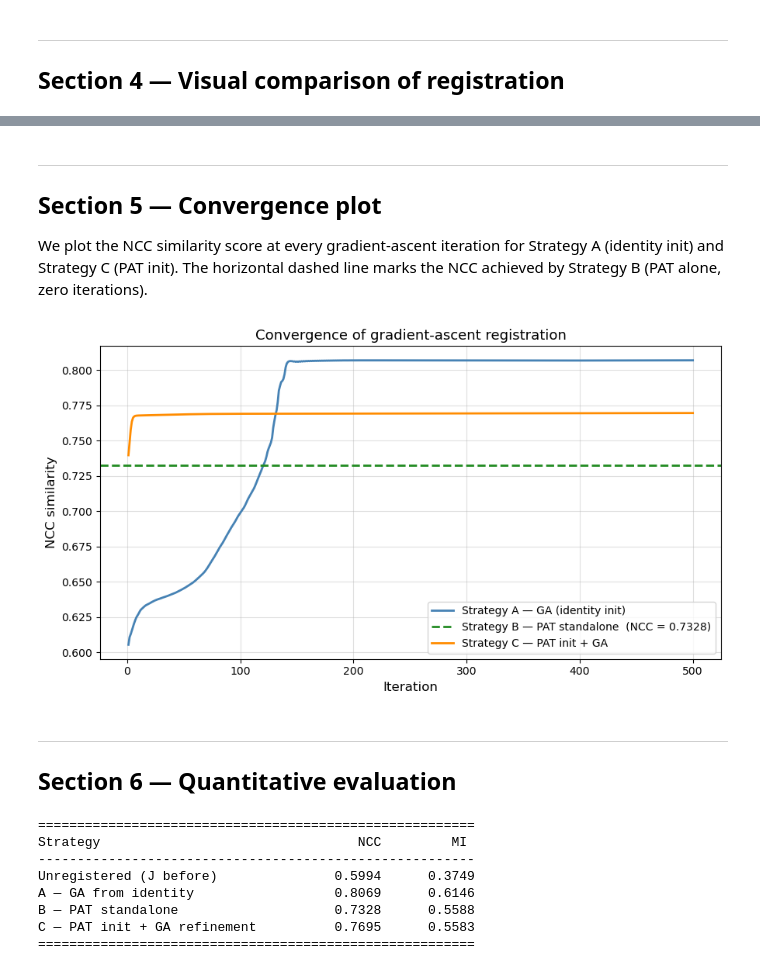
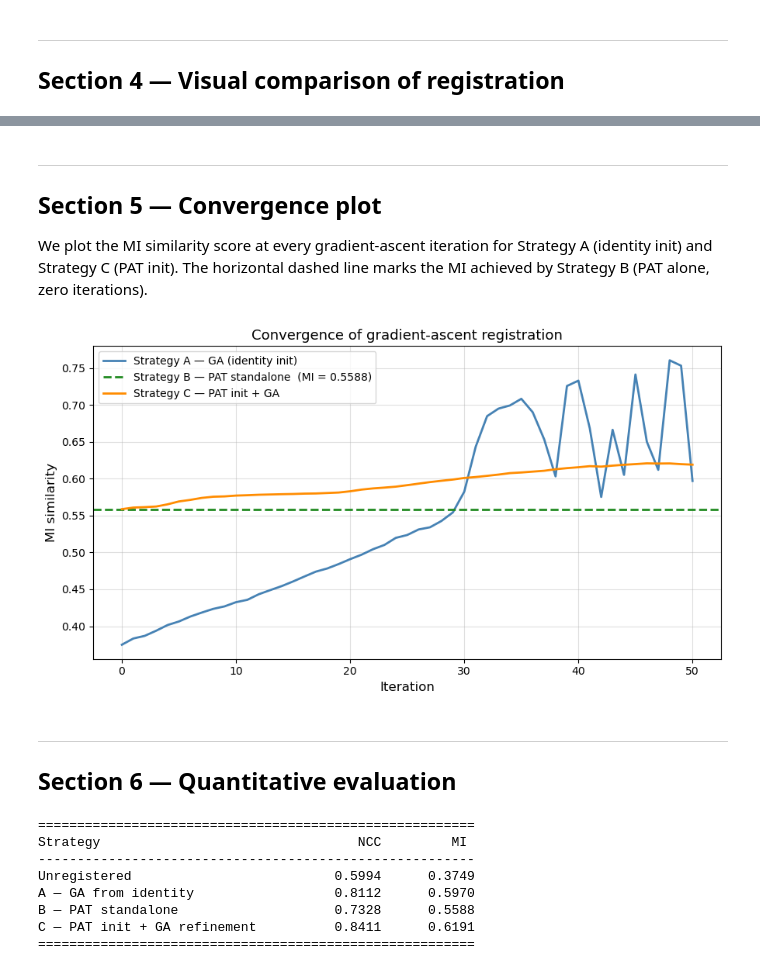
Before and after one commit to FrancescTUe/8BE030-MIA, a Jupyter notebook: reader/PAT_GA.ipynb, the cells around one changed output, grey strips where cells are left out. Cells and saved outputs as stored; diff of their text form; code cells hidden in the pictures.

Commit message:
Switch to affine MI

```diff
--- a/reader/PAT_GA.ipynb
+++ b/reader/PAT_GA.ipynb
@@ -106,14 +129,14 @@ def gradient_ascent_registration(I, J, x_init, similarity_fn,
 All three strategies are applied to the same image pair.  Strategies A and C share the same number of iterations and learning rate.
 # %%
 # Shared hyper-parameters for gradient ascent
-N_ITER = 500
+N_ITER = 50
 LR     = 1e-3
 
 # Similarity function shared by strategies A and C
-similarity_fn = lambda x: reg.rigid_corr(I, J, x, return_transform=False)
+similarity_fn = lambda x: reg.affine_mi(I, J, x, return_transform=False)
 # %%
 print('=== Strategy A: Gradient ascent from identity ===')
-x_init_identity = np.array([0.0, 0.0, 0.0])
+x_init_identity = np.array([0.0, 1.0, 1.0, 0.0, 0.0, 0.0, 0.0])
 
 x_opt_A, history_A = gradient_ascent_registration(
     I, J, x_init_identity, similarity_fn,
@@ -135,8 +158,8 @@ J_registered_B, _ = reg.image_transform(J, Th_B)
 
 # Extract the parameters encoded in Th_B so they can seed Strategy C.
 angle_B = np.arctan2(Th_B[1, 0], Th_B[0, 0])
-tx_B    = Th_B[0, 2] / SCALING
-ty_B    = Th_B[1, 2] / SCALING
+tx_B    = Th_B[0, 2] # / SCALING
+ty_B    = Th_B[1, 2] # / SCALING
 
 print(f'Parameters : angle={np.degrees(angle_B):.2f} deg, '
       f'tx={tx_B:.4f}, ty={ty_B:.4f}')
@@ -147,6 +170,6 @@ Parameters : angle=-8.79 deg, tx=-0.0596, ty=0.3446
 # %%
 print('=== Strategy C: PAT initialisation + gradient ascent ===')
-x_init_pat = np.array([angle_B, tx_B, ty_B])
+x_init_pat = np.array([angle_B, 1.0, 1.0, 0.0, 0.0, tx_B, ty_B])
 
 x_opt_C, history_C = gradient_ascent_registration(
     I, J, x_init_pat, similarity_fn,
@@ -188,26 +211,27 @@ plt.show()
 ---
 ## Section 5 — Convergence plot
 
-We plot the NCC similarity score at every gradient-ascent iteration for Strategy A (identity init) and Strategy C (PAT init).  The horizontal dashed line marks the NCC achieved by Strategy B (PAT alone, zero iterations).
+We plot the MI similarity score at every gradient-ascent iteration for Strategy A (identity init) and Strategy C (PAT init).  The horizontal dashed line marks the MI achieved by Strategy B (PAT alone, zero iterations).
 # %%
-ncc_B = reg.correlation(I, J_registered_B)
+hist_B = reg.joint_histogram(I, J_registered_B)
+mi_B = reg.mutual_information(hist_B)
 
 fig, ax = plt.subplots(figsize=(9, 5))
 
-ax.plot(range(1, N_ITER + 1), history_A, color='steelblue',  lw=2, label='Strategy A — GA (identity init)')
-ax.axhline(ncc_B, color='forestgreen', lw=2, linestyle='--',
-           label=f'Strategy B — PAT standalone  (NCC = {ncc_B:.4f})')
-ax.plot(range(1, N_ITER + 1), history_C, color='darkorange', lw=2, label='Strategy C — PAT init + GA')
+ax.plot(range(len(history_A)), history_A, color='steelblue',  lw=2, label='Strategy A — GA (identity init)')
+ax.axhline(mi_B, color='forestgreen', lw=2, linestyle='--',
+           label=f'Strategy B — PAT standalone  (MI = {mi_B:.4f})')
+ax.plot(range(len(history_C)), history_C, color='darkorange', lw=2, label='Strategy C — PAT init + GA')
 
 ax.set_xlabel('Iteration', fontsize=12)
-ax.set_ylabel('NCC similarity', fontsize=12)
+ax.set_ylabel('MI similarity', fontsize=12)
 ax.set_title('Convergence of gradient-ascent registration', fontsize=13)
 ax.legend(fontsize=10)
 ax.grid(alpha=0.4)
 plt.tight_layout()
 plt.show()
 # %% [output]
-[figure, old version]
+[figure, new version]
 # %% [markdown]
 ---
 ## Section 6 — Quantitative evaluation
@@ -227,7 +251,7 @@ sep    = '=' * len(header)
 print(sep)
 print(header)
 print('-' * len(header))
-print(f"{'Unregistered (J before)':<35} {ncc_before:>8.4f}  {mi_before:>10.4f}")
+print(f"{'Unregistered ':<35} {ncc_before:>8.4f}  {mi_before:>10.4f}")
 print(f"{'A — GA from identity':<35} {ncc_A:>8.4f}  {mi_A:>10.4f}")
 print(f"{'B — PAT standalone':<35} {ncc_B_val:>8.4f}  {mi_B:>10.4f}")
 print(f"{'C — PAT init + GA refinement':<35} {ncc_C:>8.4f}  {mi_C:>10.4f}")
@@ -236,8 +260,8 @@ print(sep)
 ========================================================
 Strategy                                 NCC         MI
 --------------------------------------------------------
-Unregistered (J before)               0.5994      0.3749
-A — GA from identity                  0.8069      0.6146
+Unregistered                          0.5994      0.3749
+A — GA from identity                  0.8112      0.5970
 B — PAT standalone                    0.7328      0.5588
-C — PAT init + GA refinement          0.7695      0.5583
+C — PAT init + GA refinement          0.8411      0.6191
 ========================================================
```
Also changed, not shown: parts of 7 cells of this notebook, 2 other files.
